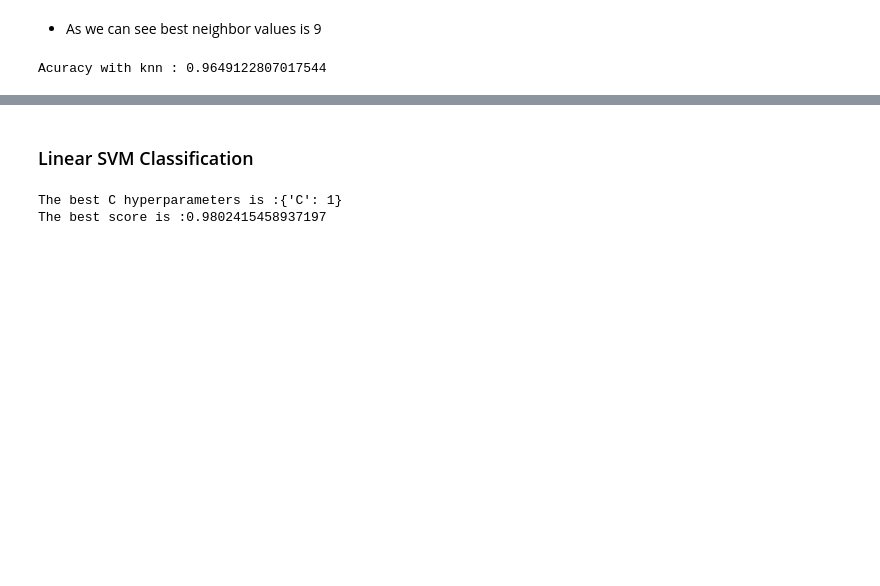
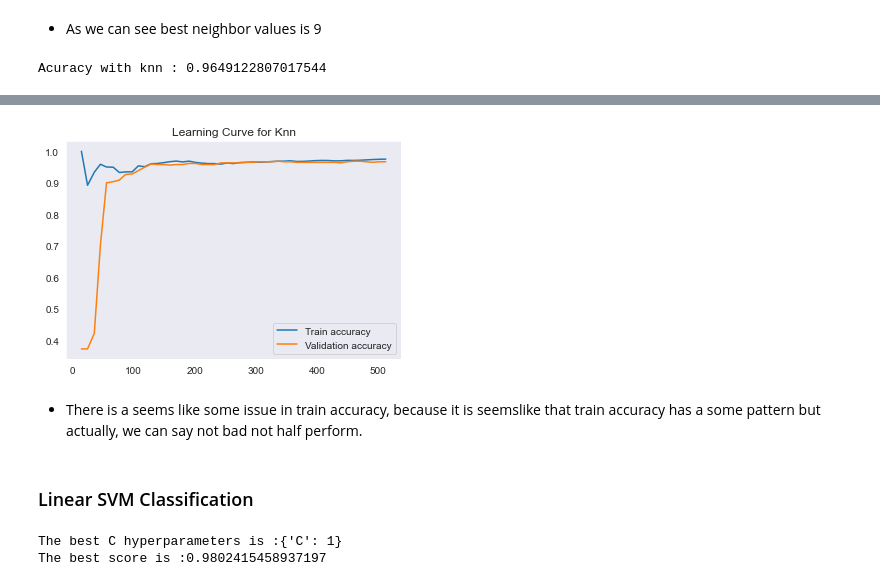
Before and after one commit to erdmkbc/Machine-Learning-Tutorial, a Jupyter notebook: Learning_Algorithms/Logistic_Regression/Cancer_data/Cancer_Logistic_Regression.ipynb, the cells around one changed output, grey strips where cells are left out. Cells and saved outputs as stored; diff of their text form; code cells hidden in the pictures; blank space fills up the shorter version.

```diff
--- a/Learning_Algorithms/Logistic_Regression/Cancer_data/Cancer_Logistic_Regression.ipynb
+++ b/Learning_Algorithms/Logistic_Regression/Cancer_data/Cancer_Logistic_Regression.ipynb
@@ -512,0 +630,7 @@ Acuracy with knn : 0.9649122807017544
+# %%
+train_sizes , train_score_knn, test_score_knn = learning_curve(KNeighborsClassifier(n_neighbors = 8), X, y , cv = 10,
+                                                       scoring = 'accuracy',
+                                                       train_sizes = np.linspace(0.01,1,50))
+# %%
+train_mean_knn = np.mean(train_score_knn, axis = 1)
+train_mean_knn
@@ -512,0 +648,3 @@ Acuracy with knn : 0.9649122807017544
+# %%
+test_mean_knn = np.mean(test_score_knn, axis = 1)
+test_mean_knn
@@ -513,3 +662,13 @@ Acuracy with knn : 0.9649122807017544
+# %%
+plt.plot(train_sizes, train_mean_knn, label = 'Train accuracy')
+plt.plot(train_sizes, test_mean_knn, label = 'Validation accuracy')
+plt.legend(loc = 'best')
+plt.title('Learning Curve for Knn')
+plt.show()
+# %% [output]
+[figure, added]
+# %% [markdown]
+* There is a seems like some issue in train accuracy, because it is seemslike that train accuracy has a some pattern but actually, we can say not bad not half perform.
 # %% [markdown]
 ### Linear SVM Classification
 # %%
```
Also changed, not shown: parts of 49 cells of this notebook.
